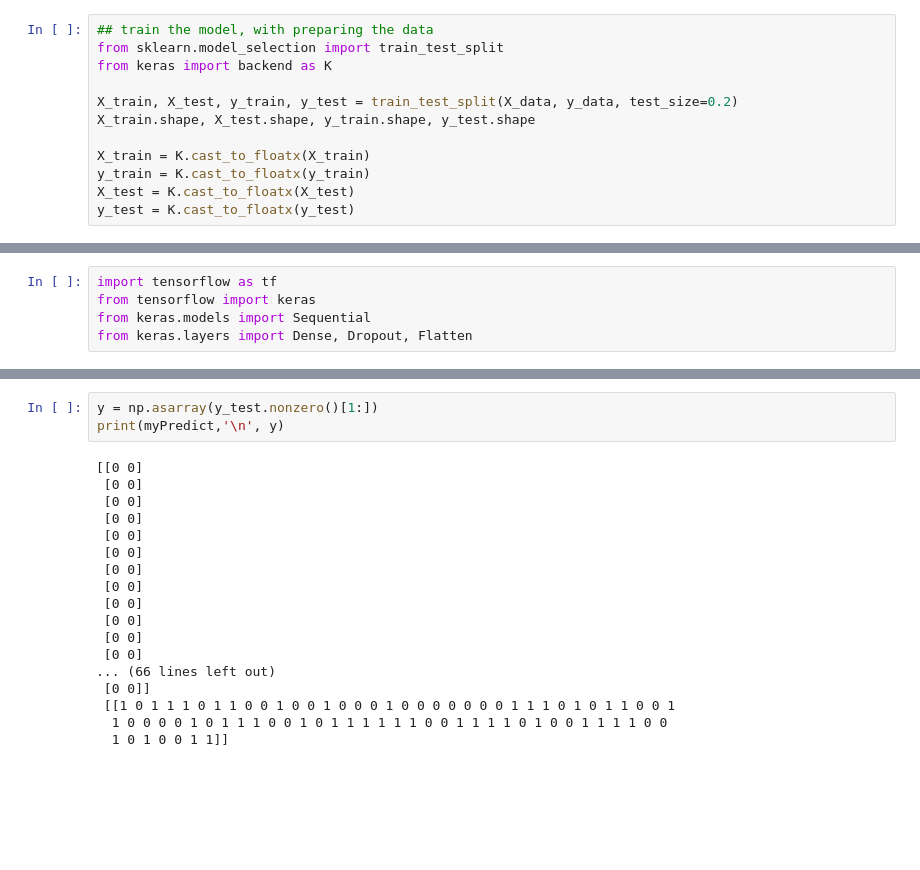
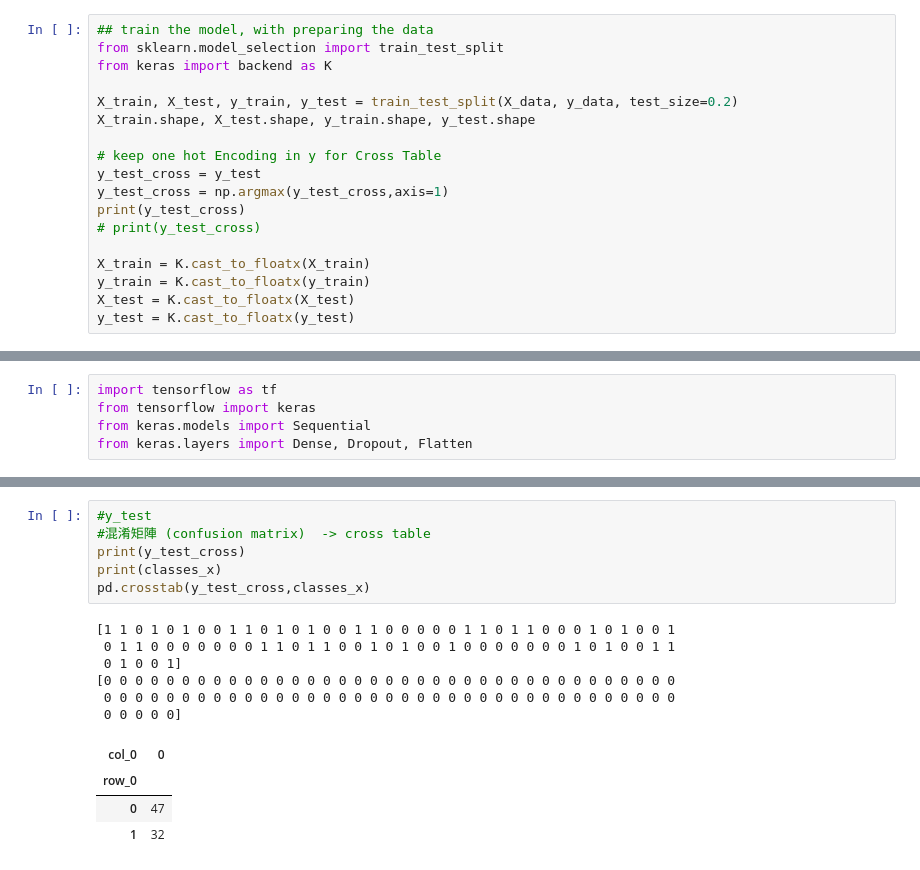
Before and after one commit to TaylorShiehUSI/Github-Colab-test, a Jupyter notebook: 20220814_2230.ipynb, the cells around one changed output, grey strips where cells are left out. Saved outputs shown, nothing was run; the diff lists cells and outputs as text; blank space fills up the shorter version.

```diff
--- a/20220814_2230.ipynb
+++ b/20220814_2230.ipynb
@@ -125,6 +125,12 @@ from keras import backend as K
 X_train, X_test, y_train, y_test = train_test_split(X_data, y_data, test_size=0.2)
 X_train.shape, X_test.shape, y_train.shape, y_test.shape
 
+# keep one hot Encoding in y for Cross Table
+y_test_cross = y_test
+y_test_cross = np.argmax(y_test_cross,axis=1)
+print(y_test_cross)
+# print(y_test_cross)
+
 X_train = K.cast_to_floatx(X_train)
 y_train = K.cast_to_floatx(y_train)
 X_test = K.cast_to_floatx(X_test)
@@ -224,21 +223,17 @@ score = model.evaluate(X_test, y_test, verbose=1)
-# %%
-y = np.asarray(y_test.nonzero()[1:])
-print(myPredict,'\n', y)
-# %% [output]
-[[0 0]
- [0 0]
- [0 0]
- [0 0]
- [0 0]
- [0 0]
- [0 0]
- [0 0]
- [0 0]
- [0 0]
- [0 0]
- [0 0]
-... (66 lines left out)
- [0 0]]
- [[1 0 1 1 1 0 1 1 0 0 1 0 0 1 0 0 0 1 0 0 0 0 0 0 0 1 1 1 0 1 0 1 1 0 0 1
-  1 0 0 0 0 1 0 1 1 1 0 0 1 0 1 1 1 1 1 1 0 0 1 1 1 1 0 1 0 0 1 1 1 1 0 0
-  1 0 1 0 0 1 1]]
+# %%
+#y_test
+#混淆矩陣 (confusion matrix)  -> cross table
+print(y_test_cross)
+print(classes_x)
+pd.crosstab(y_test_cross,classes_x)
+# %% [output]
+[1 1 0 1 0 1 0 0 1 1 0 1 0 1 0 0 1 1 0 0 0 0 0 1 1 0 1 1 0 0 0 1 0 1 0 0 1
+ 0 1 1 0 0 0 0 0 0 0 1 1 0 1 1 0 0 1 0 1 0 0 1 0 0 0 0 0 0 0 1 0 1 0 0 1 1
+ 0 1 0 0 1]
+[0 0 0 0 0 0 0 0 0 0 0 0 0 0 0 0 0 0 0 0 0 0 0 0 0 0 0 0 0 0 0 0 0 0 0 0 0
+ 0 0 0 0 0 0 0 0 0 0 0 0 0 0 0 0 0 0 0 0 0 0 0 0 0 0 0 0 0 0 0 0 0 0 0 0 0
+ 0 0 0 0 0]
+| col_0 | 0 |
+| row_0 |  |
+| 0 | 47 |
+| 1 | 32 |
```
Also changed, not shown: parts of 6 cells of this notebook.
